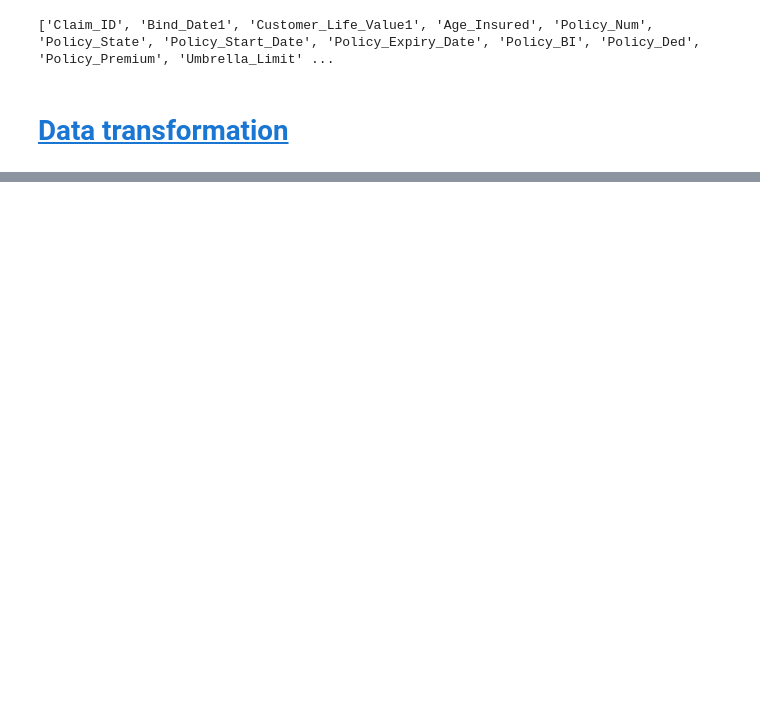
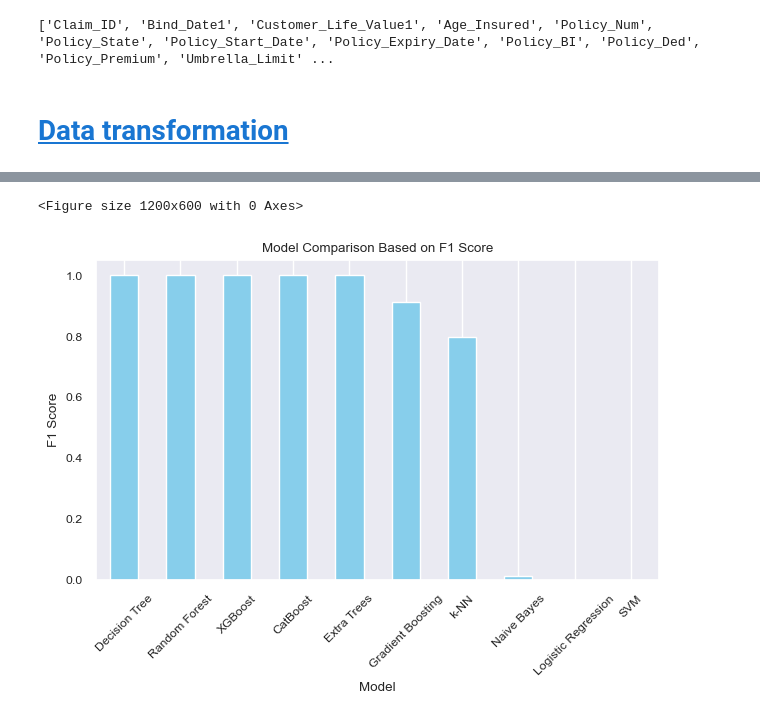
Before and after one commit to aditanshu/Learnathon-4.0, a Jupyter notebook: feature_selection.ipynb, the cells around one changed output, grey strips where cells are left out. Saved outputs shown, nothing was run; the diff lists cells and outputs as text; code cells hidden in the pictures; blank space fills up the shorter version.

```diff
--- a/feature_selection.ipynb
+++ b/feature_selection.ipynb
@@ -264,0 +436,21 @@ plt.show()
+# %%
+from sklearn.model_selection import train_test_split
+
+# Assume df_encoded already has all categorical features encoded and 'Fraud_Ind' as target
+if 'Fraud_Ind' in df_encoded.columns:
+    X = df_encoded.drop('Fraud_Ind', axis=1)
+    y = df_encoded['Fraud_Ind']
+else:
+    raise ValueError("Target column 'Fraud_Ind' not found in the dataset.")
+
+# Step 1: Split into training+validation and test sets (80%/20%)
+X_temp, X_test, y_temp, y_test = train_test_split(X, y, test_size=0.2, random_state=42, stratify=y)
+
+# Step 2: Split training+validation into training and validation sets (75%/25% of 80%)
+# => Final split: 60% train, 20% val, 20% test
+X_train, X_val, y_train, y_val = train_test_split(X_temp, y_temp, test_size=0.25, random_state=42, stratify=y_temp)
+
+# Print the final shapes
+print(f"✅ Training Set:     {X_train.shape}, Labels: {y_train.shape}")
+print(f"✅ Validation Set:   {X_val.shape}, Labels: {y_val.shape}")
+print(f"✅ Test Set:         {X_test.shape}, Labels: {y_test.shape}")
@@ -264,0 +461,6 @@ plt.show()
+# %%
+# Ensure numeric type (float32) and numpy compatibility
+X_train_np = X_train.astype('float32').values
+X_val_np = X_val.astype('float32').values
+y_train_np = y_train.values
+y_val_np = y_val.values
@@ -264,0 +740,5 @@ plt.show()
+# %%
+import pandas as pd
+
+# results list is built dynamically in your evaluation loop (you already have it)
+metrics_df = pd.DataFrame(results).sort_values(by="F1 Score", ascending=False)
@@ -264,0 +758,15 @@ plt.show()
+# %%
+import matplotlib.pyplot as plt
+
+# Plot F1 Score Comparison
+plt.figure(figsize=(12, 6))
+metrics_df.plot(x='Model', y='F1 Score', kind='bar', legend=False, color='skyblue')
+plt.ylabel('F1 Score')
+plt.title('Model Comparison Based on F1 Score')
+plt.xticks(rotation=45)
+plt.grid(axis='y')
+plt.tight_layout()
+plt.show()
+# %% [output]
+<Figure size 1200x600 with 0 Axes>
+[figure, added]
```
Also changed, not shown: parts of 23 cells of this notebook, 9 other files.
